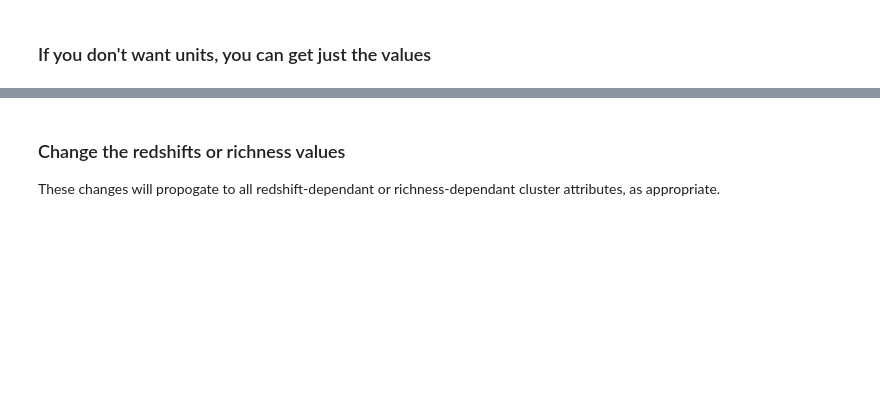
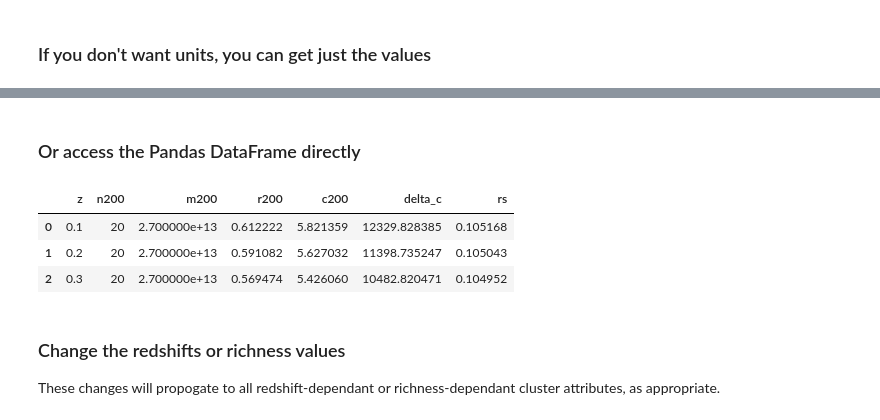
Before and after one commit to jesford/cluster-lensing, a Jupyter notebook: demo_ClusterEnsemble.ipynb, the cells around one changed output, grey strips where cells are left out. Saved outputs shown, nothing was run; the diff lists cells and outputs as text; code cells hidden in the pictures; blank space fills up the shorter version.

Commit message:
describe dataframe attribute

```diff
--- a/demo_ClusterEnsemble.ipynb
+++ b/demo_ClusterEnsemble.ipynb
@@ -54,3 +79,13 @@ c.r200.value
+# %% [markdown]
+### Or access the Pandas DataFrame directly
+# %%
+df = c.dataframe
+df
+# %% [output]
+|  | z | n200 | m200 | r200 | c200 | delta_c | rs |
+| 0 | 0.1 | 20 | 2.700000e+13 | 0.612222 | 5.821359 | 12329.828385 | 0.105168 |
+| 1 | 0.2 | 20 | 2.700000e+13 | 0.591082 | 5.627032 | 11398.735247 | 0.105043 |
+| 2 | 0.3 | 20 | 2.700000e+13 | 0.569474 | 5.426060 | 10482.820471 | 0.104952 |
 # %% [markdown]
 ### Change the redshifts or richness values
 These changes will propogate to all redshift-dependant or richness-dependant cluster attributes, as appropriate.
```
Also changed, not shown: parts of 18 cells of this notebook.
